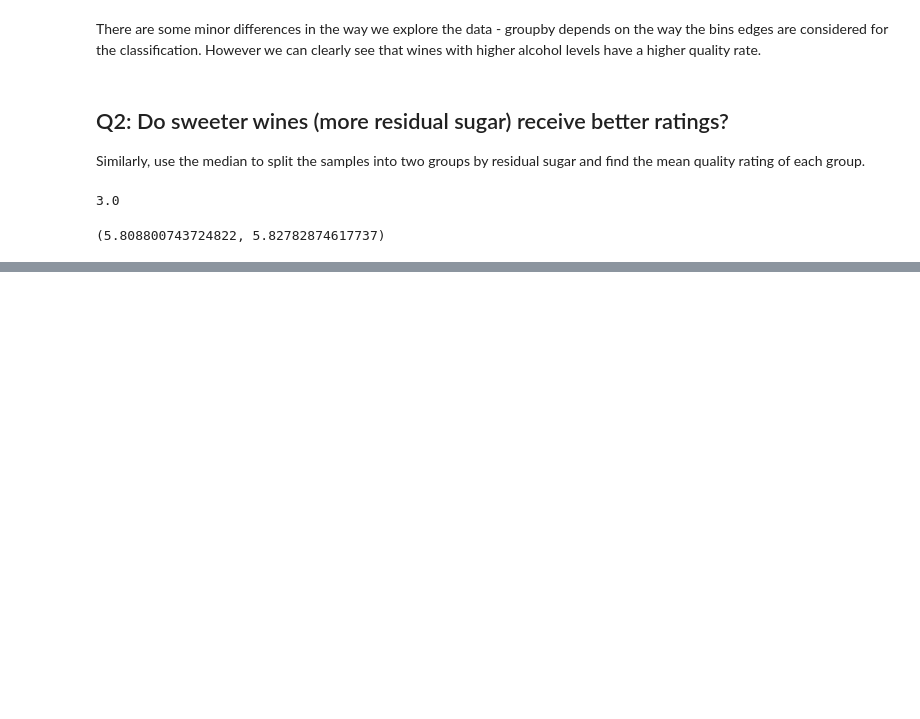
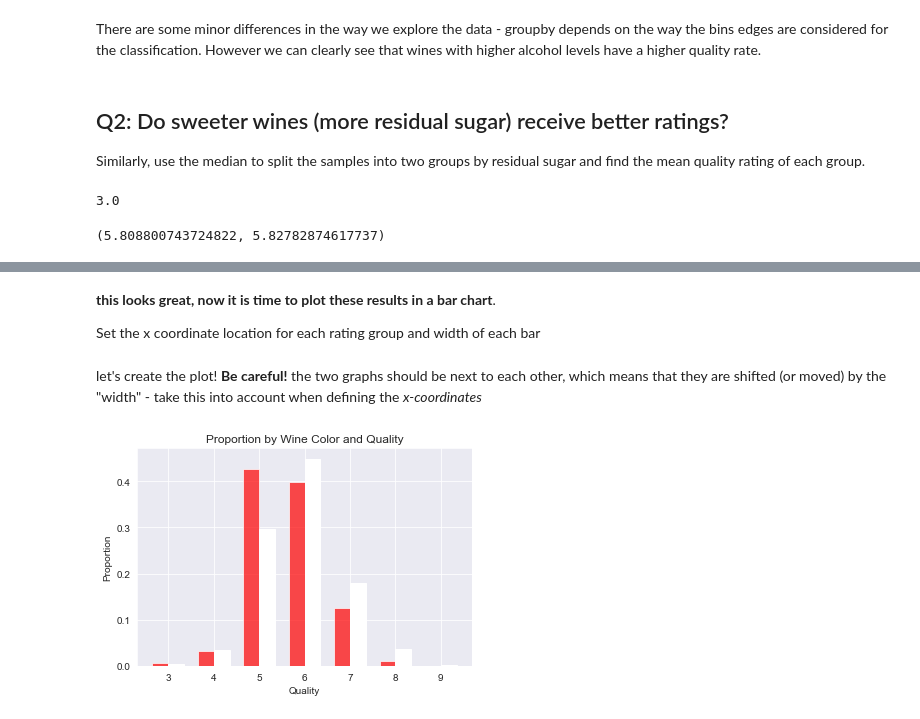
Before and after one commit to JuanGarcia10/case-study-wine-quality, a Jupyter notebook: Study_case_wine_quality.ipynb, the cells around one changed output, grey strips where cells are left out. Drawn from its saved outputs; the diff is of its cells as text; code cells hidden in the pictures; blank space fills up the shorter version.

```diff
--- a/Study_case_wine_quality.ipynb
+++ b/Study_case_wine_quality.ipynb
@@ -286,0 +400,4 @@ low_sugar['quality'].mean(), high_sugar['quality'].mean()
+# %%
+# create count variables (in relation / proportion)
+red_proportions = wine_type_counts['RED'] / total_count_wine_type['RED']
+red_proportions
@@ -286,0 +415,5 @@ low_sugar['quality'].mean(), high_sugar['quality'].mean()
+# %%
+red_proportions['9']=0
+# %%
+white_proportions = wine_type_counts['WHITE'] / total_count_wine_type['WHITE']
+white_proportions
@@ -286,0 +430,22 @@ low_sugar['quality'].mean(), high_sugar['quality'].mean()
+# %% [markdown]
+**this looks great, now it is time to plot these results in a bar chart**.
+
+Set the x coordinate location for each rating group and width of each bar
+# %%
+ind = np.arange(len(red_proportions)) # defining the x-coordinates
+width = 0.35 # widht of the bars
+# %% [markdown]
+let's create the plot! **Be careful!** the two graphs should be next to each other, which means that they are shifted (or moved) by the "width" - take this into account when defining the *x-coordinates*
+# %%
+redwine_bars = plt.bar(ind, red_proportions, width, color = 'red', alpha = 0.7, label = 'Red Wine')
+whitewine_bars = plt.bar(ind + width, white_proportions, width, color = 'white', label = 'White Wine')
+
+# title and labels
+plt.ylabel('Proportion')
+plt.xlabel('Quality')
+plt.title('Proportion by Wine Color and Quality')
+coordinates_xlabels = ind + width / 2
+xlabels_names = np.arange(3,10)
+plt.xticks(coordinates_xlabels, xlabels_names);
+# %% [output]
+[figure, added]
```
Also changed, not shown: parts of 21 cells of this notebook.
